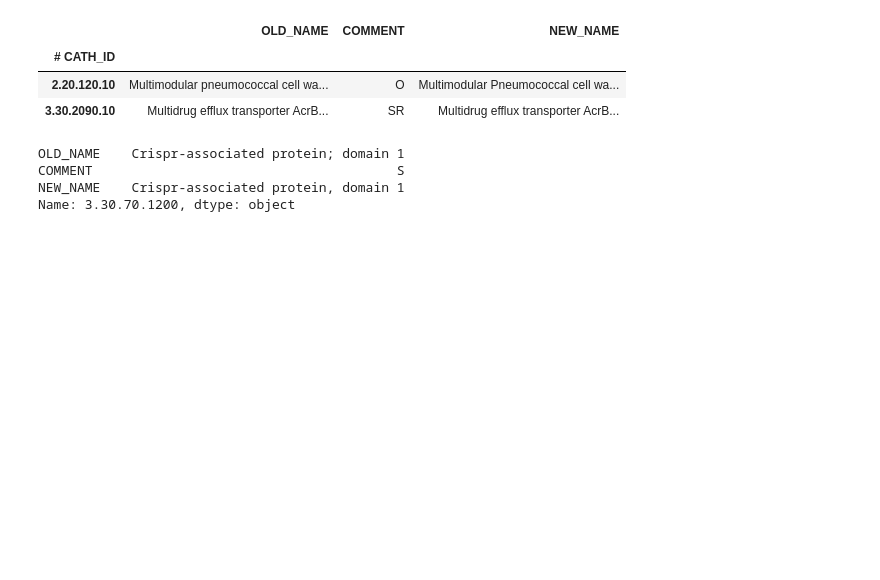
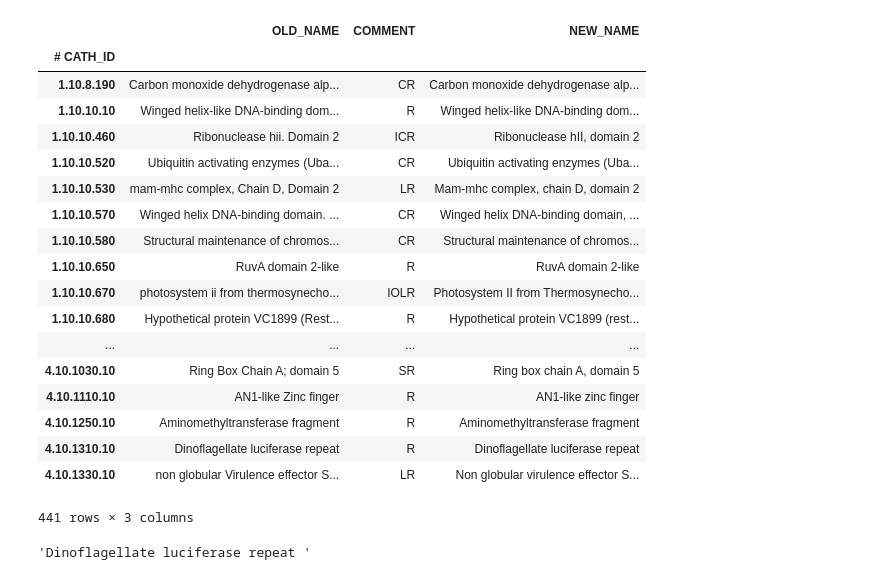
Before and after one commit to CATH-summer-2018/SFAM-renaming, a Jupyter notebook: curation.ipynb, the cells around one changed output. Drawn from its saved outputs; the diff is of its cells as text; code cells hidden in the pictures; blank space fills up the shorter version.

```diff
--- a/curation.ipynb
+++ b/curation.ipynb
@@ -5,14 +28,26 @@ df = pd.read_csv('./results/renamed_superfamilies.tsv', sep='\t', index_col=0)
 # %%
-df[df.OLD_NAME.str.contains('Mu')]
+df[df.COMMENT.str.contains('R')]
 # %% [output]
 |  | OLD_NAME | COMMENT | NEW_NAME |
 | # CATH_ID |  |  |  |
-| 2.20.120.10 | Multimodular pneumococcal cell wa... | O | Multimodular Pneumococcal cell wa... |
-| 3.30.2090.10 | Multidrug efflux transporter AcrB... | SR | Multidrug efflux transporter AcrB... |
+| 1.10.8.190 | Carbon monoxide dehydrogenase alp... | CR | Carbon monoxide dehydrogenase alp... |
+| 1.10.10.10 | Winged helix-like DNA-binding dom... | R | Winged helix-like DNA-binding dom... |
+| 1.10.10.460 | Ribonuclease hii. Domain 2 | ICR | Ribonuclease hII, domain 2 |
+| 1.10.10.520 | Ubiquitin activating enzymes (Uba... | CR | Ubiquitin activating enzymes (Uba... |
+| 1.10.10.530 | mam-mhc complex, Chain D, Domain 2 | LR | Mam-mhc complex, chain D, domain 2 |
+| 1.10.10.570 | Winged helix DNA-binding domain. ... | CR | Winged helix DNA-binding domain, ... |
+| 1.10.10.580 | Structural maintenance of chromos... | CR | Structural maintenance of chromos... |
+| 1.10.10.650 | RuvA domain 2-like | R | RuvA domain 2-like |
+| 1.10.10.670 | photosystem ii from thermosynecho... | IOLR | Photosystem II from Thermosynecho... |
+| 1.10.10.680 | Hypothetical protein VC1899 (Rest... | R | Hypothetical protein VC1899 (rest... |
+| ... | ... | ... | ... |
+| 4.10.1030.10 | Ring Box Chain A; domain 5 | SR | Ring box chain A, domain 5 |
+| 4.10.1110.10 | AN1-like Zinc finger | R | AN1-like zinc finger |
+| 4.10.1250.10 | Aminomethyltransferase fragment | R | Aminomethyltransferase fragment |
+| 4.10.1310.10 | Dinoflagellate luciferase repeat | R | Dinoflagellate luciferase repeat |
+| 4.10.1330.10 | non globular Virulence effector S... | LR | Non globular virulence effector S... |
+441 rows × 3 columns
-# %%
-df.loc['3.30.70.1200']
-# %% [output]
-OLD_NAME    Crispr-associated protein; domain 1
-COMMENT                                       S
-NEW_NAME    Crispr-associated protein, domain 1
-Name: 3.30.70.1200, dtype: object
+# %%
+df.loc['4.10.1310.10']['OLD_NAME']
+# %% [output]
+'Dinoflagellate luciferase repeat '
```
Also changed, not shown: parts of 2 cells of this notebook, 7 other files.
